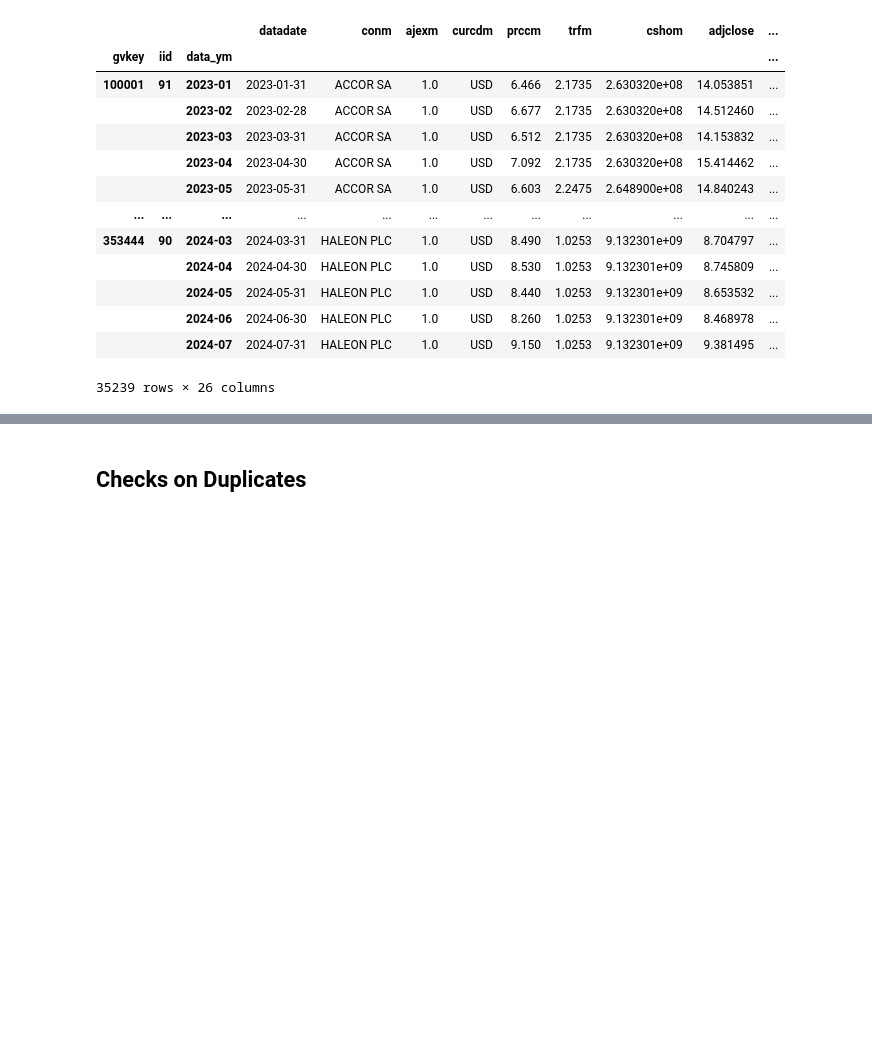
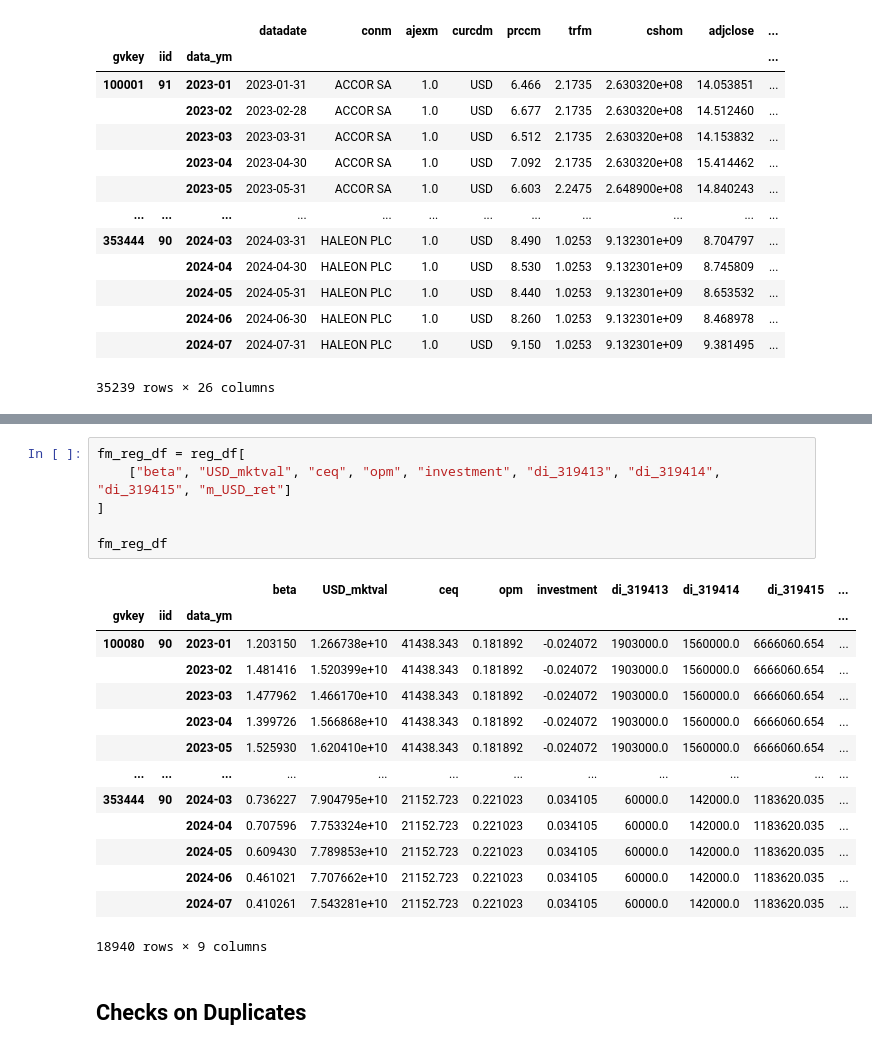
Before and after one commit to varunchodanker/MSc-Individual-Project, a Jupyter notebook: Phase1.ipynb, the cells around one changed output, grey strips where cells are left out. Cells and saved outputs as stored; diff of their text form; blank space fills up the shorter version.

```diff
--- a/Phase1.ipynb
+++ b/Phase1.ipynb
@@ -2356,3 +2419,24 @@ fundamentals_df
+# %%
+fm_reg_df = reg_df[
+    ["beta", "USD_mktval", "ceq", "opm", "investment", "di_319413", "di_319414", "di_319415", "m_USD_ret"]
+]
+
+fm_reg_df
+# %% [output]
+|  |  |  | beta | USD_mktval | ceq | opm | investment | di_319413 | di_319414 | di_319415 | ... |
+| gvkey | iid | data_ym |  |  |  |  |  |  |  |  | ... |
+| 100080 | 90 | 2023-01 | 1.203150 | 1.266738e+10 | 41438.343 | 0.181892 | -0.024072 | 1903000.0 | 1560000.0 | 6666060.654 | ... |
+|  |  | 2023-02 | 1.481416 | 1.520399e+10 | 41438.343 | 0.181892 | -0.024072 | 1903000.0 | 1560000.0 | 6666060.654 | ... |
+|  |  | 2023-03 | 1.477962 | 1.466170e+10 | 41438.343 | 0.181892 | -0.024072 | 1903000.0 | 1560000.0 | 6666060.654 | ... |
+|  |  | 2023-04 | 1.399726 | 1.566868e+10 | 41438.343 | 0.181892 | -0.024072 | 1903000.0 | 1560000.0 | 6666060.654 | ... |
+|  |  | 2023-05 | 1.525930 | 1.620410e+10 | 41438.343 | 0.181892 | -0.024072 | 1903000.0 | 1560000.0 | 6666060.654 | ... |
+| ... | ... | ... | ... | ... | ... | ... | ... | ... | ... | ... | ... |
+| 353444 | 90 | 2024-03 | 0.736227 | 7.904795e+10 | 21152.723 | 0.221023 | 0.034105 | 60000.0 | 142000.0 | 1183620.035 | ... |
+|  |  | 2024-04 | 0.707596 | 7.753324e+10 | 21152.723 | 0.221023 | 0.034105 | 60000.0 | 142000.0 | 1183620.035 | ... |
+|  |  | 2024-05 | 0.609430 | 7.789853e+10 | 21152.723 | 0.221023 | 0.034105 | 60000.0 | 142000.0 | 1183620.035 | ... |
+|  |  | 2024-06 | 0.461021 | 7.707662e+10 | 21152.723 | 0.221023 | 0.034105 | 60000.0 | 142000.0 | 1183620.035 | ... |
+|  |  | 2024-07 | 0.410261 | 7.543281e+10 | 21152.723 | 0.221023 | 0.034105 | 60000.0 | 142000.0 | 1183620.035 | ... |
+18940 rows × 9 columns
 # %% [markdown]
 ## Checks on Duplicates
 # %%
```
Also changed, not shown: parts of 8 cells of this notebook.
